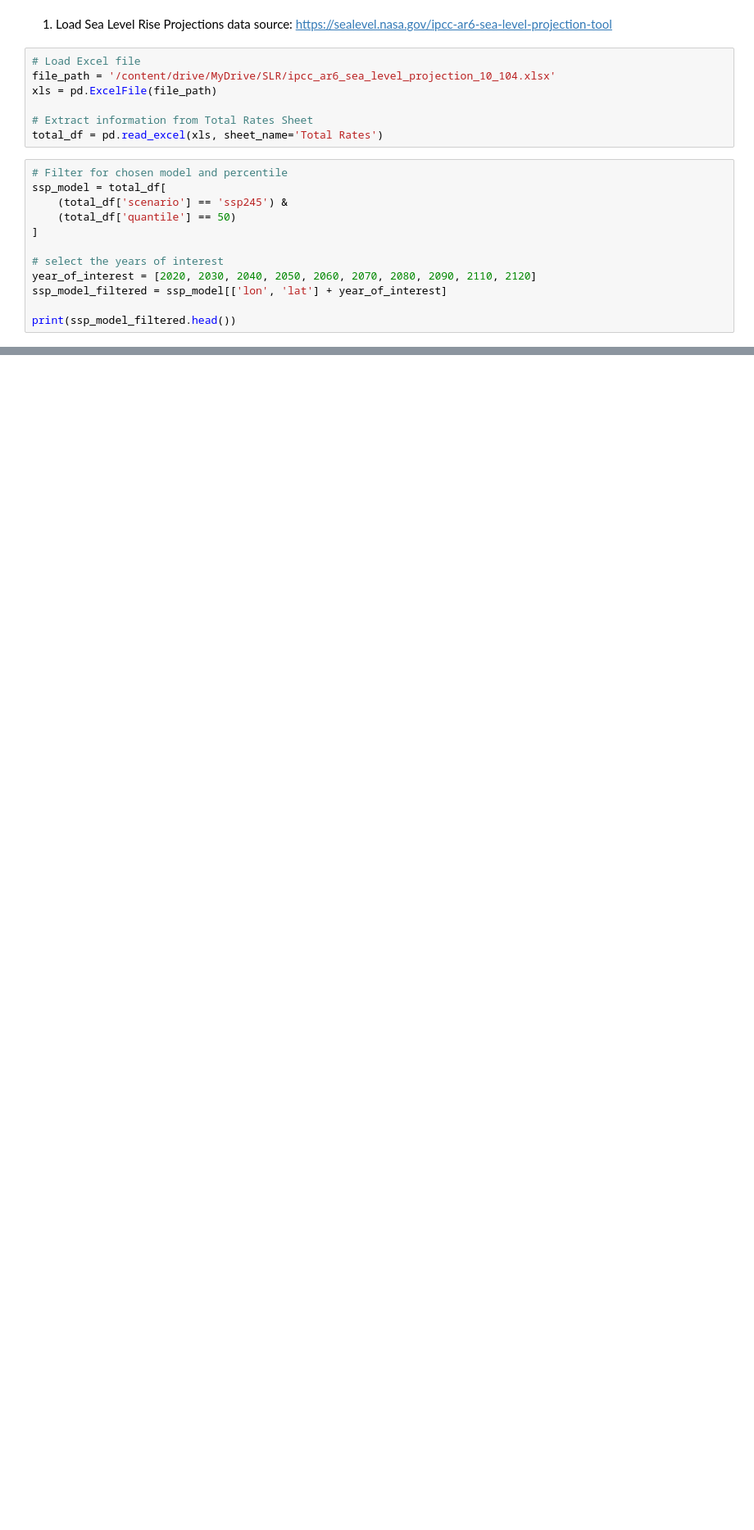
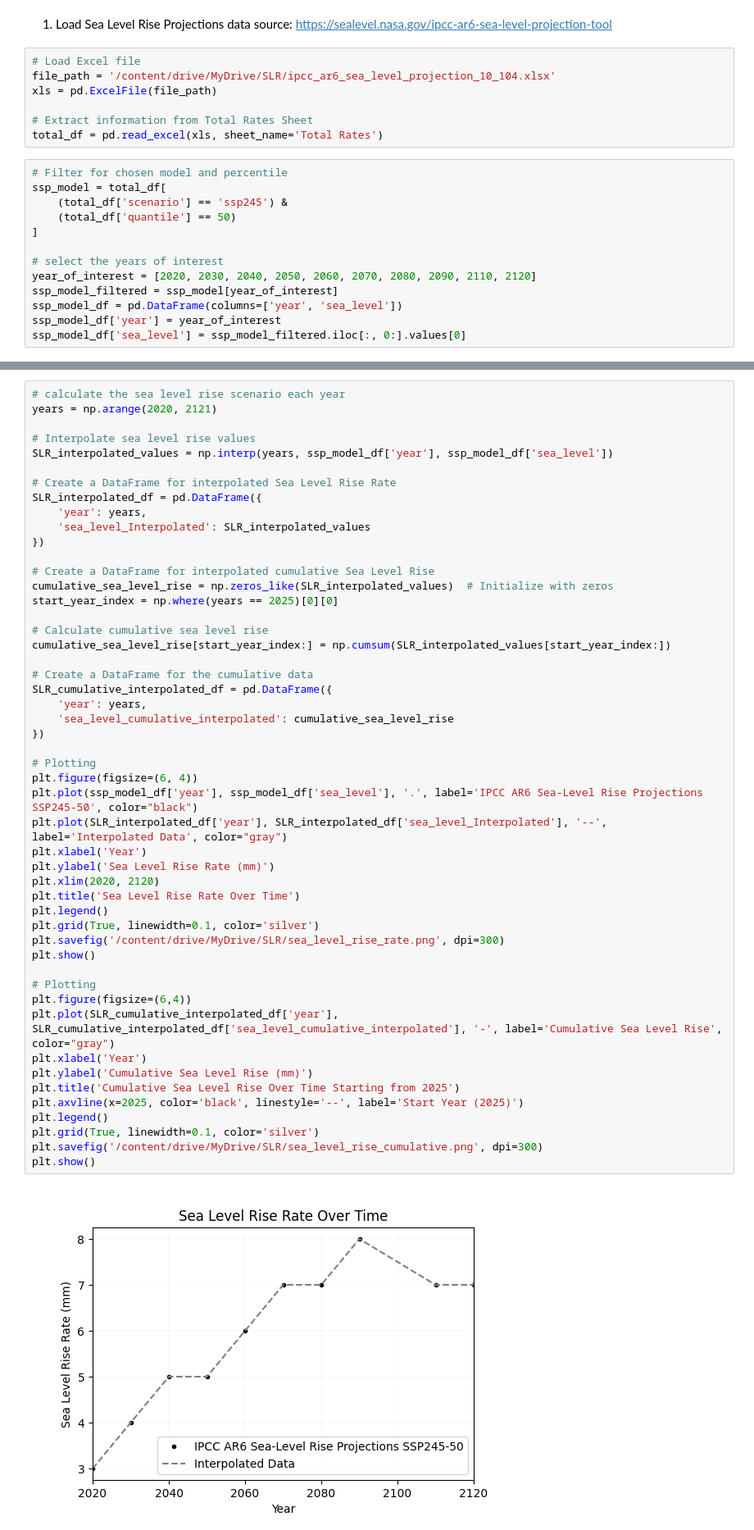
Before and after one commit to kimdonggyun/SLR, a Jupyter notebook: SLR.ipynb, the cells around one changed output, grey strips where cells are left out. Shown at 82% size. Saved outputs shown, nothing was run; the diff lists cells and outputs as text; blank space fills up the shorter version.

```diff
--- a/SLR.ipynb
+++ b/SLR.ipynb
@@ -50,6 +191,7 @@ ssp_model = total_df[
 
 # select the years of interest
 year_of_interest = [2020, 2030, 2040, 2050, 2060, 2070, 2080, 2090, 2110, 2120]
-ssp_model_filtered = ssp_model[['lon', 'lat'] + year_of_interest]
-
-print(ssp_model_filtered.head())
+ssp_model_filtered = ssp_model[year_of_interest]
+ssp_model_df = pd.DataFrame(columns=['year', 'sea_level'])
+ssp_model_df['year'] = year_of_interest
+ssp_model_df['sea_level'] = ssp_model_filtered.iloc[:, 0:].values[0]
@@ -71,0 +417,52 @@ with rasterio.open(dem_file_path) as dem_dataset:
+# %%
+# calculate the sea level rise scenario each year
+years = np.arange(2020, 2121)
+
+# Interpolate sea level rise values
+SLR_interpolated_values = np.interp(years, ssp_model_df['year'], ssp_model_df['sea_level'])
+
+# Create a DataFrame for interpolated Sea Level Rise Rate
+SLR_interpolated_df = pd.DataFrame({
+    'year': years,
+    'sea_level_Interpolated': SLR_interpolated_values
+})
+
+# Create a DataFrame for interpolated cumulative Sea Level Rise
+cumulative_sea_level_rise = np.zeros_like(SLR_interpolated_values)  # Initialize with zeros
+start_year_index = np.where(years == 2025)[0][0]
+
+# Calculate cumulative sea level rise
+cumulative_sea_level_rise[start_year_index:] = np.cumsum(SLR_interpolated_values[start_year_index:])
+
+# Create a DataFrame for the cumulative data
+SLR_cumulative_interpolated_df = pd.DataFrame({
+    'year': years,
+    'sea_level_cumulative_interpolated': cumulative_sea_level_rise
+})
+
+# Plotting
+plt.figure(figsize=(6, 4))
+plt.plot(ssp_model_df['year'], ssp_model_df['sea_level'], '.', label='IPCC AR6 Sea-Level Rise Projections SSP245-50', color="black")
+plt.plot(SLR_interpolated_df['year'], SLR_interpolated_df['sea_level_Interpolated'], '--', label='Interpolated Data', color="gray")
+plt.xlabel('Year')
+plt.ylabel('Sea Level Rise Rate (mm)')
+plt.xlim(2020, 2120)
+plt.title('Sea Level Rise Rate Over Time')
+plt.legend()
+plt.grid(True, linewidth=0.1, color='silver')
+plt.savefig('/content/drive/MyDrive/SLR/sea_level_rise_rate.png', dpi=300)
+plt.show()
+
+# Plotting
+plt.figure(figsize=(6,4))
+plt.plot(SLR_cumulative_interpolated_df['year'], SLR_cumulative_interpolated_df['sea_level_cumulative_interpolated'], '-', label='Cumulative Sea Level Rise', color="gray")
+plt.xlabel('Year')
+plt.ylabel('Cumulative Sea Level Rise (mm)')
+plt.title('Cumulative Sea Level Rise Over Time Starting from 2025')
+plt.axvline(x=2025, color='black', linestyle='--', label='Start Year (2025)')
+plt.legend()
+plt.grid(True, linewidth=0.1, color='silver')
+plt.savefig('/content/drive/MyDrive/SLR/sea_level_rise_cumulative.png', dpi=300)
+plt.show()
+# %% [output]
+[figure, added]
```
Also changed, not shown: parts of 21 cells of this notebook.
